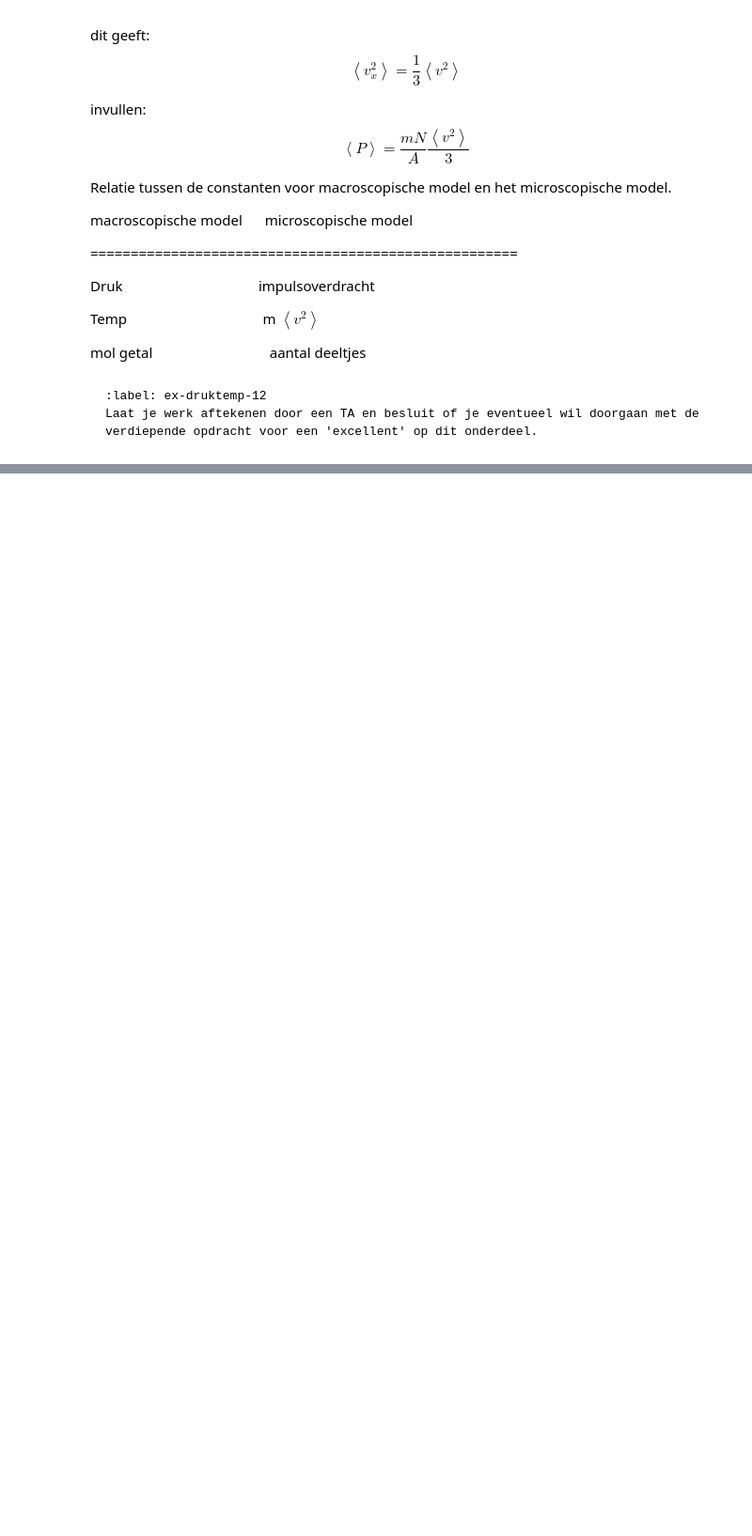
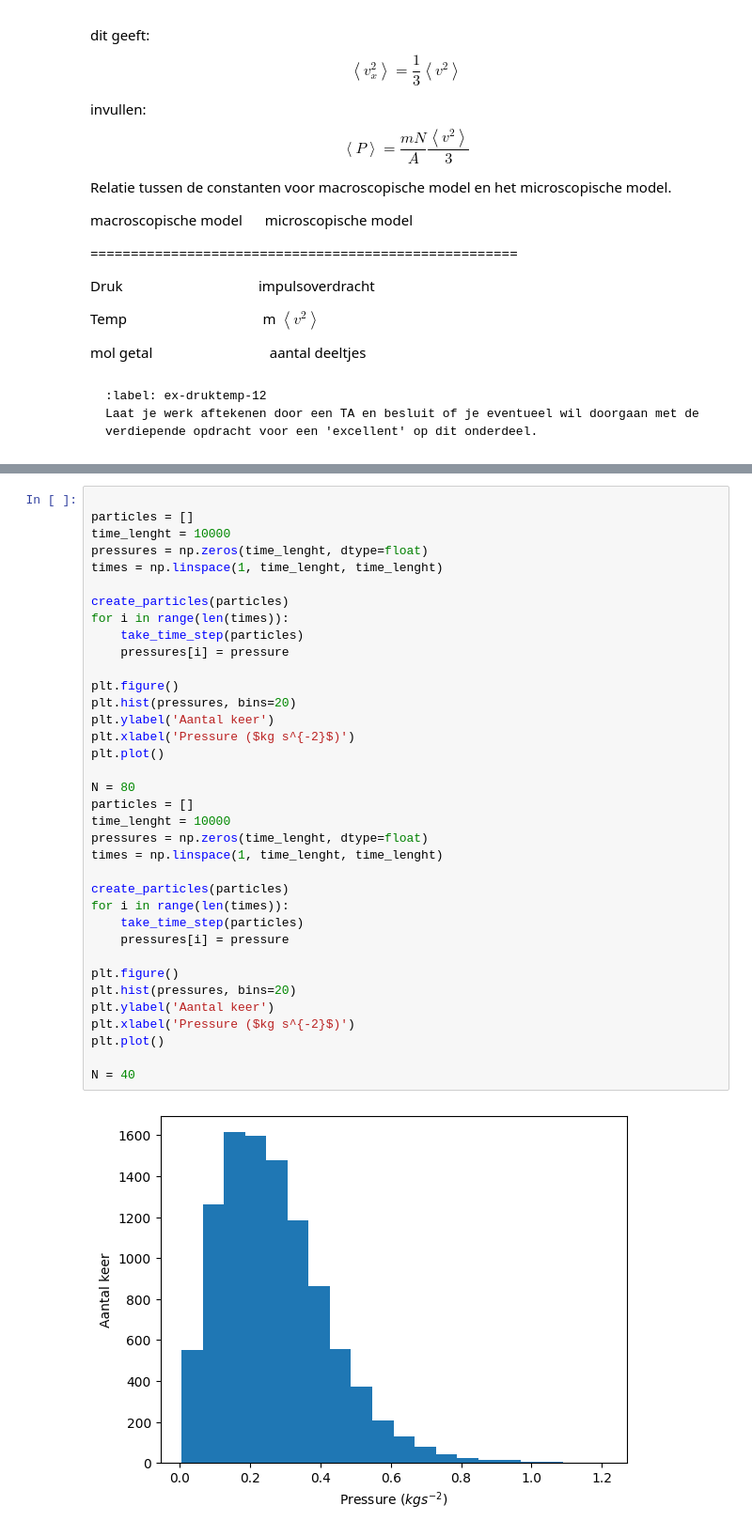
Before and after one commit to BNR33/001TASH, a Jupyter notebook: Content/PySim/5_druktemp.ipynb, the cells around one changed output, grey strips where cells are left out. Shown at 94% size. Cells and saved outputs as stored; diff of their text form; blank space fills up the shorter version.

```diff
--- a/Content/PySim/5_druktemp.ipynb
+++ b/Content/PySim/5_druktemp.ipynb
@@ -681,0 +685,38 @@ Je ziet dat de druk een statistisch bepaalde grootheid is die met de tijd variee
+# %%
+
+particles = []
+time_lenght = 10000
+pressures = np.zeros(time_lenght, dtype=float)
+times = np.linspace(1, time_lenght, time_lenght)
+
+create_particles(particles)
+for i in range(len(times)):
+    take_time_step(particles)
+    pressures[i] = pressure
+
+plt.figure()
+plt.hist(pressures, bins=20)
+plt.ylabel('Aantal keer')
+plt.xlabel('Pressure ($kg s^{-2}$)')
+plt.plot()
+
+N = 80
+particles = []
+time_lenght = 10000
+pressures = np.zeros(time_lenght, dtype=float)
+times = np.linspace(1, time_lenght, time_lenght)
+
+create_particles(particles)
+for i in range(len(times)):
+    take_time_step(particles)
+    pressures[i] = pressure
+
+plt.figure()
+plt.hist(pressures, bins=20)
+plt.ylabel('Aantal keer')
+plt.xlabel('Pressure ($kg s^{-2}$)')
+plt.plot()
+
+N = 40
+# %% [output]
+[figure, added]
```
Also changed, not shown: parts of 7 cells of this notebook.
